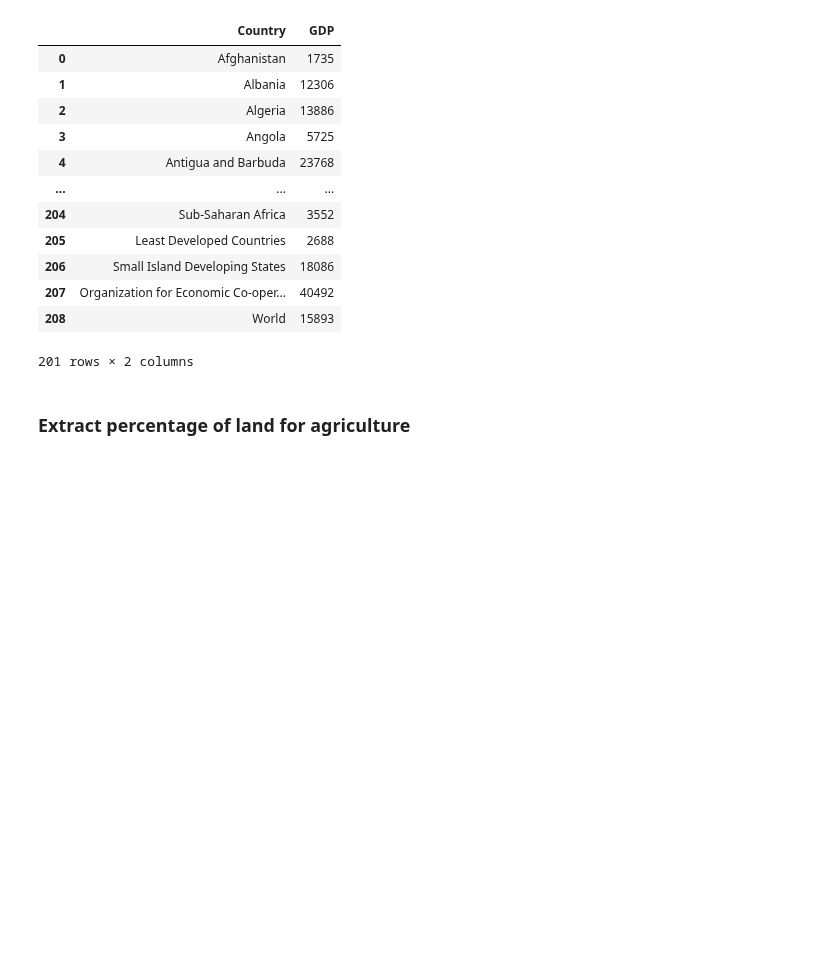
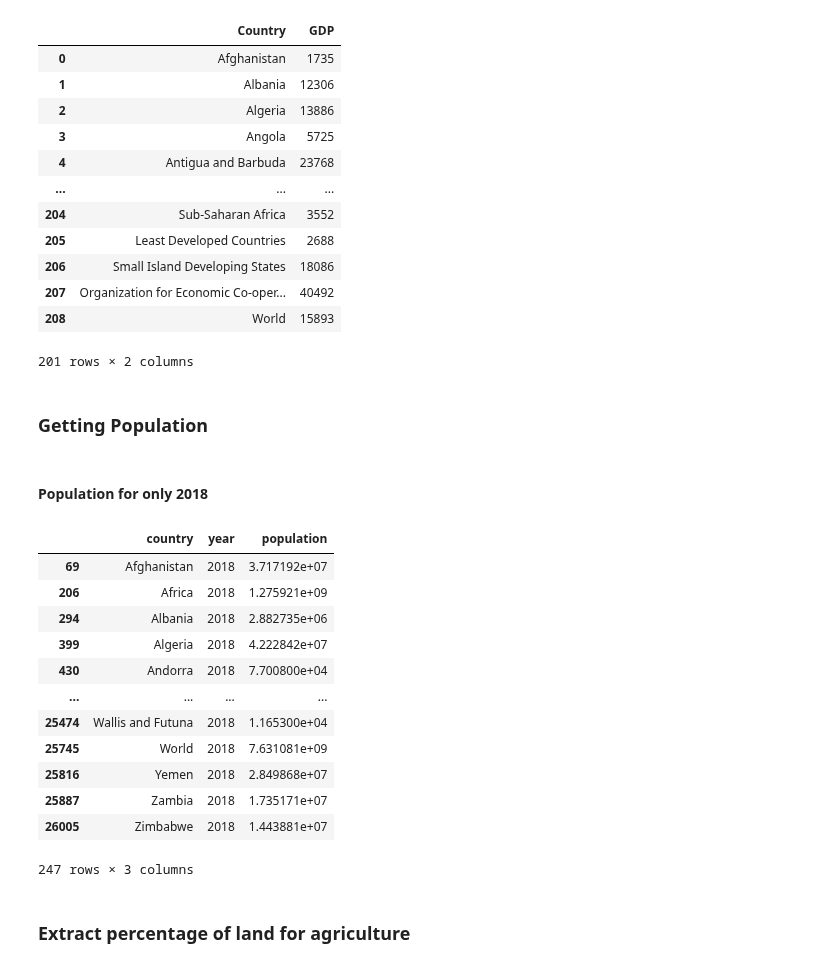
Before and after one commit to tanjoash/2D_data_driven_world, a Jupyter notebook: 2dwork/2D DDW.ipynb, the cells around one changed output. Cells and saved outputs as stored; diff of their text form; code cells hidden in the pictures; blank space fills up the shorter version.

Commit message:
added population and co2 (not per capita)

```diff
--- a/2dwork/2D DDW.ipynb
+++ b/2dwork/2D DDW.ipynb
@@ -179,6 +181,29 @@ df2011_GDP = df2011_GDP.rename(columns = {"2011":"GDP"})
 # Year 2010
 df2010_GDP = dfGDP[["Country", "2010"]]
 df2010_GDP = df2010_GDP.rename(columns = {"2010":"GDP"})
+# %% [markdown]
+### Getting Population
+# %% [markdown]
+#### Population for only 2018
+# %%
+df_pop = pd.read_csv("DDW_Population.csv")
+# df_pop = df_pop.dropna()
+df_pop_2018 = df_pop[(df_pop["year"]==2018)]
+df_pop_2018
+# %% [output]
+|  | country | year | population |
+| 69 | Afghanistan | 2018 | 3.717192e+07 |
+| 206 | Africa | 2018 | 1.275921e+09 |
+| 294 | Albania | 2018 | 2.882735e+06 |
+| 399 | Algeria | 2018 | 4.222842e+07 |
+| 430 | Andorra | 2018 | 7.700800e+04 |
+| ... | ... | ... | ... |
+| 25474 | Wallis and Futuna | 2018 | 1.165300e+04 |
+| 25745 | World | 2018 | 7.631081e+09 |
+| 25816 | Yemen | 2018 | 2.849868e+07 |
+| 25887 | Zambia | 2018 | 1.735171e+07 |
+| 26005 | Zimbabwe | 2018 | 1.443881e+07 |
+247 rows × 3 columns
 # %% [markdown]
 ### Extract percentage of land for agriculture
 # %%
```
Also changed, not shown: parts of 6 cells of this notebook.
